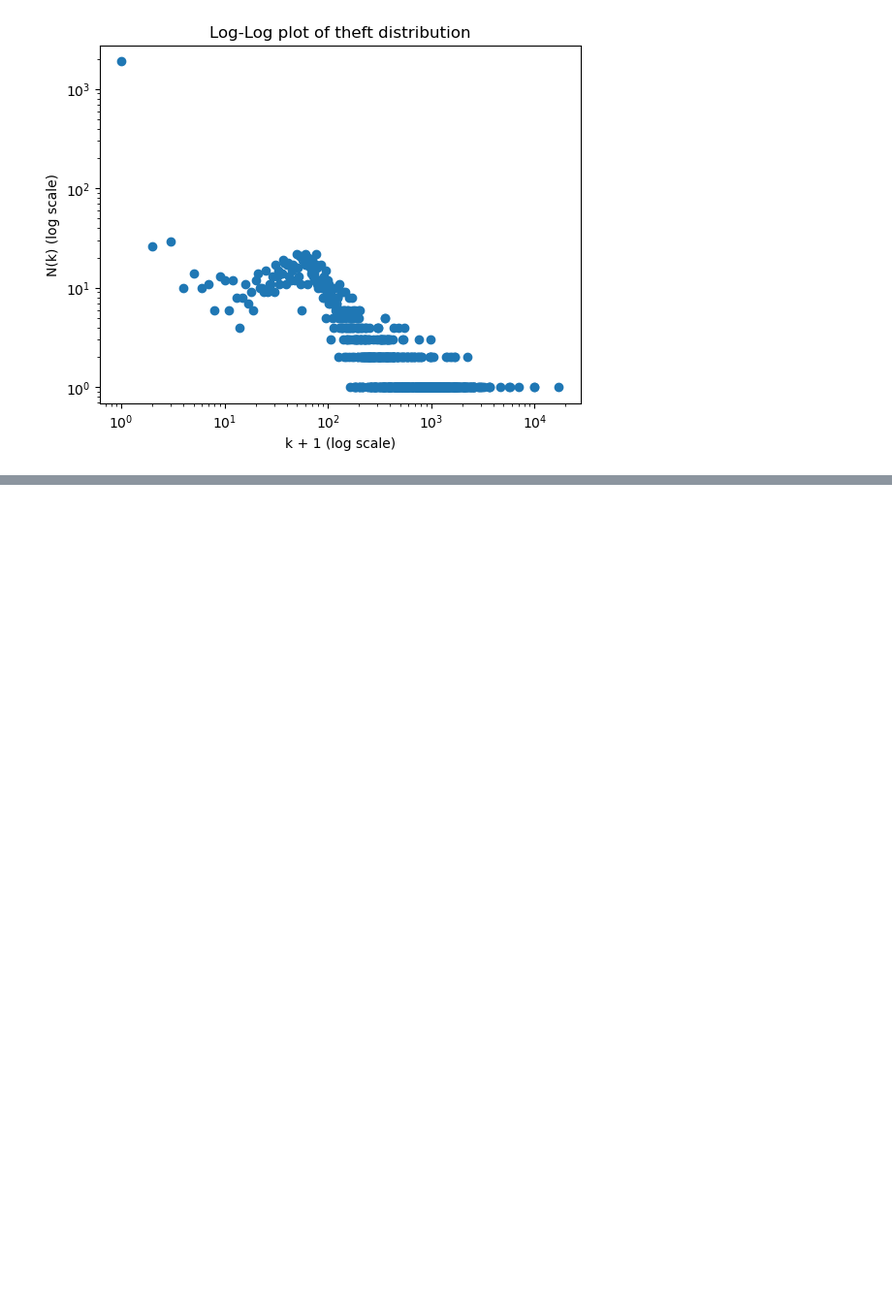
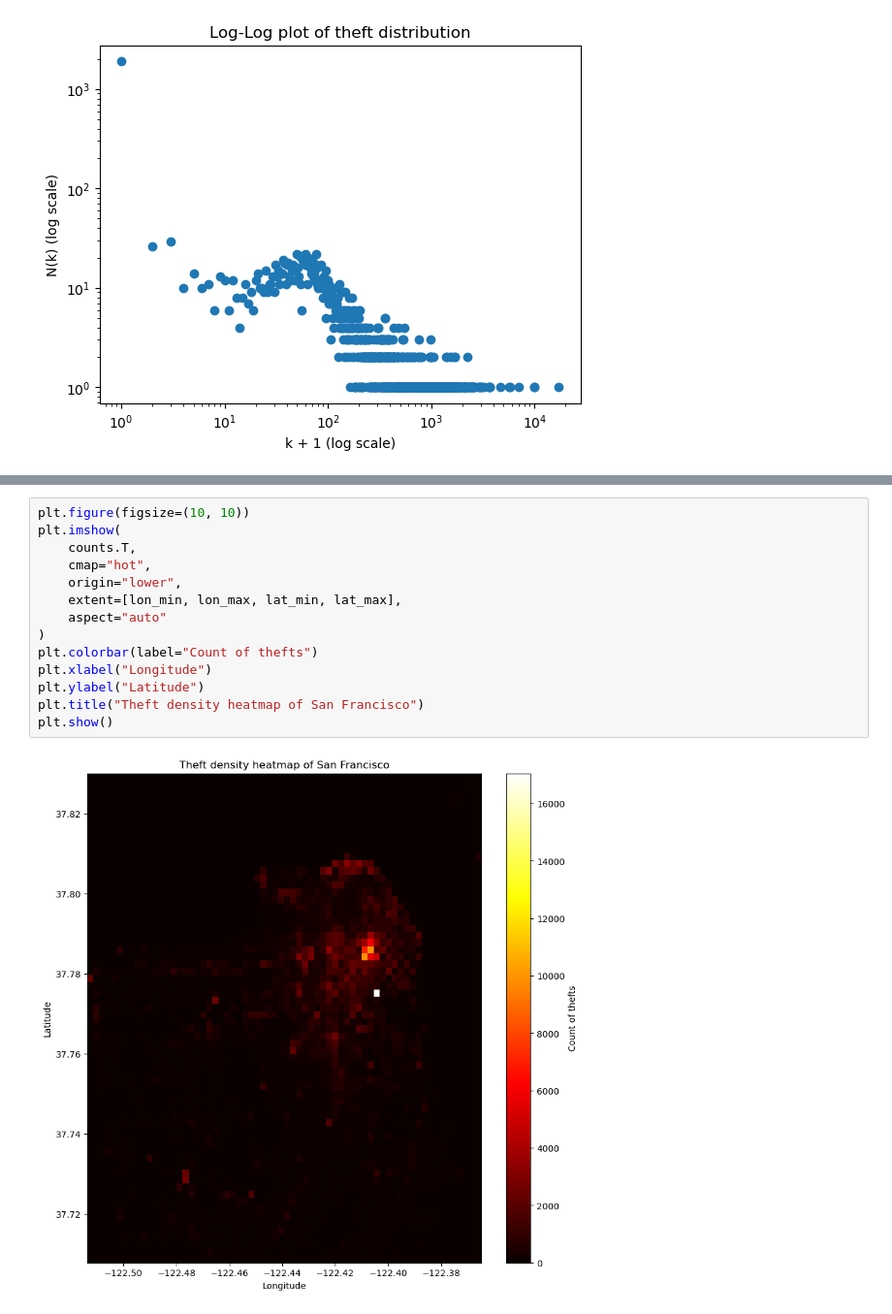
Before and after one commit to JBorregaardd/sdv_assignments, a Jupyter notebook: exe1.4.ipynb, the cells around one changed output, grey strips where cells are left out. Shown at 97% size. Drawn from its saved outputs; the diff is of its cells as text; blank space fills up the shorter version.

```diff
--- a/exe1.4.ipynb
+++ b/exe1.4.ipynb
@@ -162,0 +164,16 @@ plt.show()
+# %%
+plt.figure(figsize=(10, 10))
+plt.imshow(
+    counts.T,
+    cmap="hot",
+    origin="lower",
+    extent=[lon_min, lon_max, lat_min, lat_max],
+    aspect="auto"
+)
+plt.colorbar(label="Count of thefts")
+plt.xlabel("Longitude")
+plt.ylabel("Latitude")
+plt.title("Theft density heatmap of San Francisco")
+plt.show()
+# %% [output]
+[figure, added]
```
Also changed, not shown: parts of 3 cells of this notebook.
